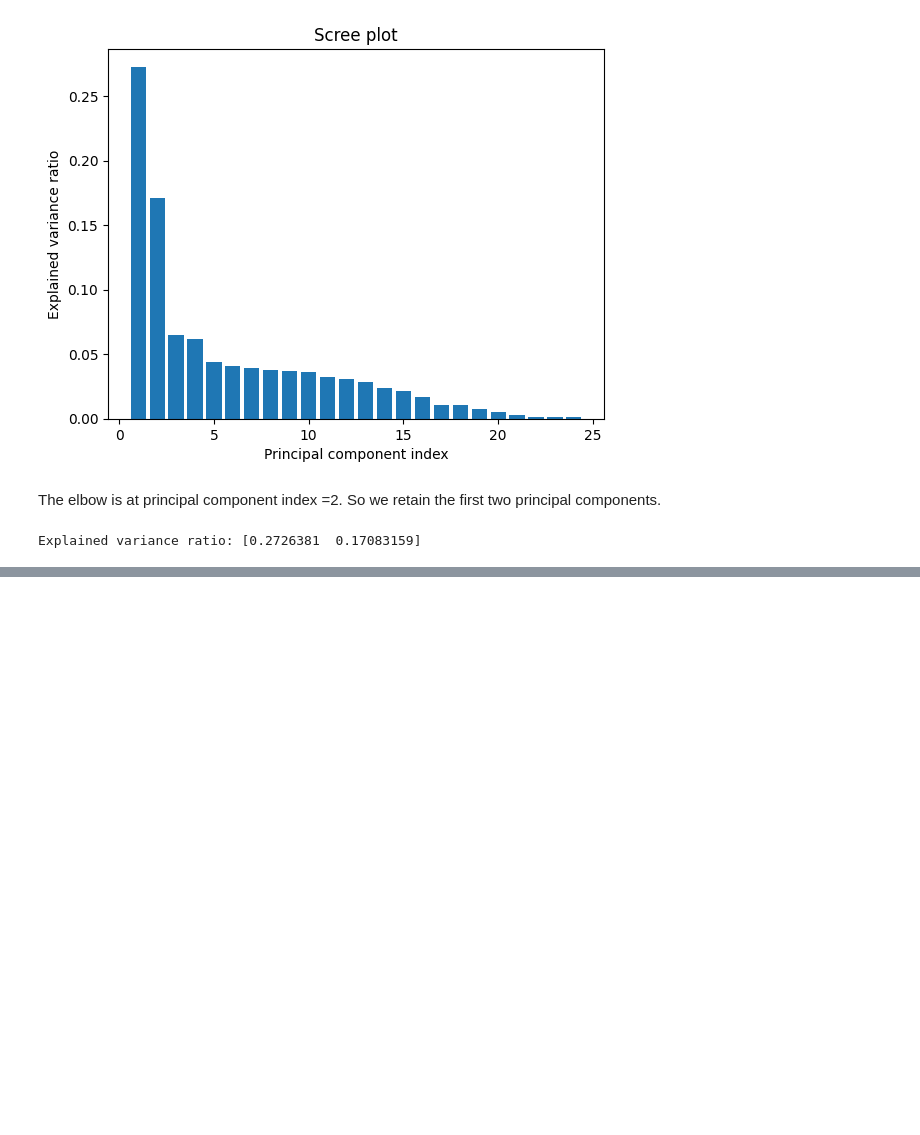
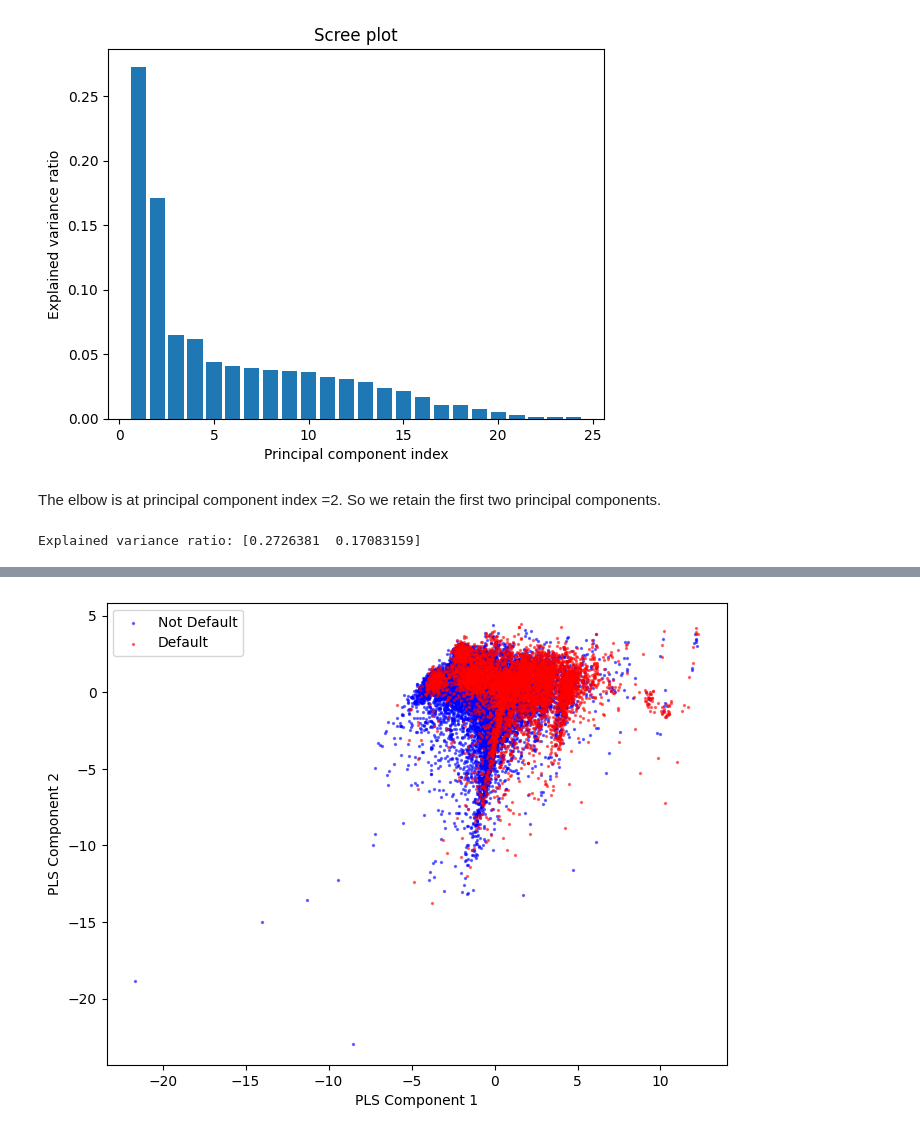
Before and after one commit to oneybb/EC4308_Credit_Default, a Jupyter notebook: PCA.ipynb, the cells around one changed output, grey strips where cells are left out. Saved outputs shown, nothing was run; the diff lists cells and outputs as text; code cells hidden in the pictures; blank space fills up the shorter version.

```diff
--- a/PCA.ipynb
+++ b/PCA.ipynb
@@ -52,0 +94,15 @@ plt.legend()
+# %%
+# Apply Partial Least Squares (PLS)
+pls = PLSRegression()
+X_pls = pls.fit_transform(X_scaled, y)[0]
+# %%
+# Plot the PLS results
+plt.figure(figsize=(8, 6))
+plt.scatter(X_pls[y == 0, 0], X_pls[y == 0, 1], color='blue', label='Not Default', alpha=0.5, s=2)
+plt.scatter(X_pls[y == 1, 0], X_pls[y == 1, 1], color='red', label='Default', alpha=0.5, s=2)
+plt.xlabel('PLS Component 1')
+plt.ylabel('PLS Component 2')
+plt.legend()
+plt.show()
+# %% [output]
+[figure, added]
```
Also changed, not shown: parts of 10 cells of this notebook, 2 other files.
